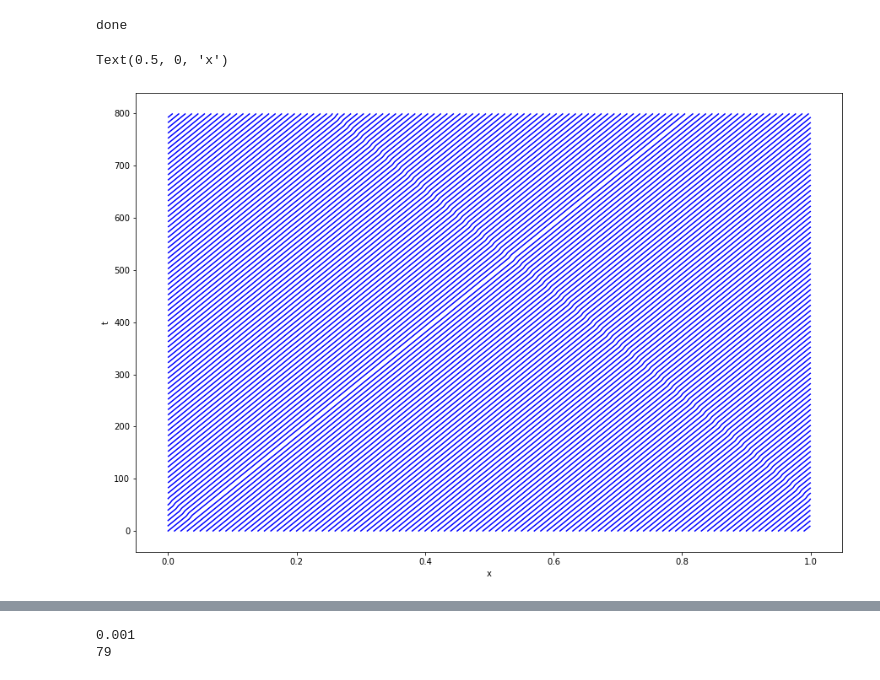
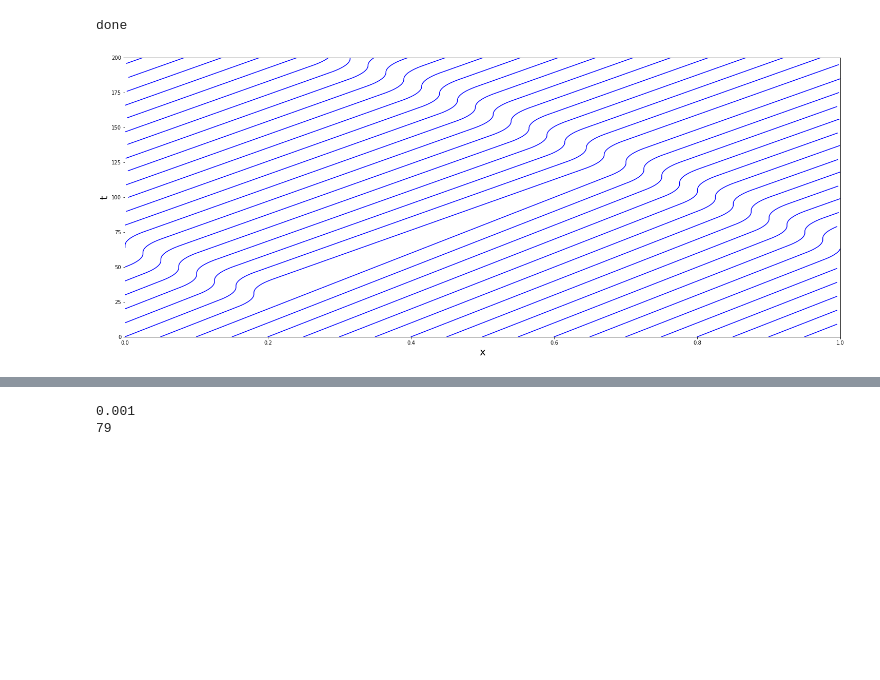
Before and after one commit to malcolmmaas/traffic, a Jupyter notebook: model.ipynb, the cells around one changed output, grey strips where cells are left out. Cells and saved outputs as stored; diff of their text form; code cells hidden in the pictures; blank space fills up the shorter version.

Commit message:
generated more figures

```diff
--- a/model.ipynb
+++ b/model.ipynb
@@ -11,7 +11,8 @@ import json
 
 t1 = time.time()
 
-N = 100
+N = 20
+L = 1
 cars = []
 for i in range(N):
     cars.append({
@@ -22,13 +23,14 @@ for i in range(N):
 
 # print(cars)
 
-ts = range(20,30)
-b_val = 0.01/N
-bs = [-b_val]*5 + [b_val]*5
+b_length = 20
+b_val = 0.011/N
+ts = range(20,20+b_length)
+bs = [-b_val]*int(b_length/2) + [b_val]*int(b_length/2)
 
 braker = 1
 time_series = []
-iterations = 800
+iterations = 400
 for i in range(iterations):
     print(i, end='\r')
     time_series.append(copy.deepcopy(cars))
@@ -60,24 +62,28 @@ done
 # %%
 plot_x = []
 plot_y = []
 trajectories = []
+
 for i in range(5*N):
     trajectories.append([[],[]])
 for t,t_x in enumerate(time_series):
     for i,car in enumerate(t_x):
         new_i = i + N*math.floor(car['x'])
         trajectories[new_i][0].append(car['x']%1)
         trajectories[new_i][1].append(t)
 
 for traj in trajectories:
     plt.plot(traj[0], traj[1], c='b')
 
-plt.rcParams['figure.figsize'] = (15,10)
-plt.ylabel('t')
-plt.xlabel('x')
+plt.rcParams['figure.figsize'] = (25,10)
+ax.tick_params(axis='both', which='major', labelsize=24)
+plt.ylabel('t', fontsize=20)
+plt.xlabel('x', fontsize=20)
+plt.ylim(0,200)
+plt.xlim(0,1)
+plt.savefig('figs/simpletraj.jpg',bbox_inches='tight')
 # %% [output]
-Text(0.5, 0, 'x')
-[figure, old version]
+[figure, new version]
 # %%
 from matplotlib.colors import LinearSegmentedColormap
 colors = [(1, 0, 0), (232/255, 195/255, 32/255), (0, 1, 0)]  # R -> B -> G
```
Also changed, not shown: parts of 4 cells of this notebook, 3 other files.
